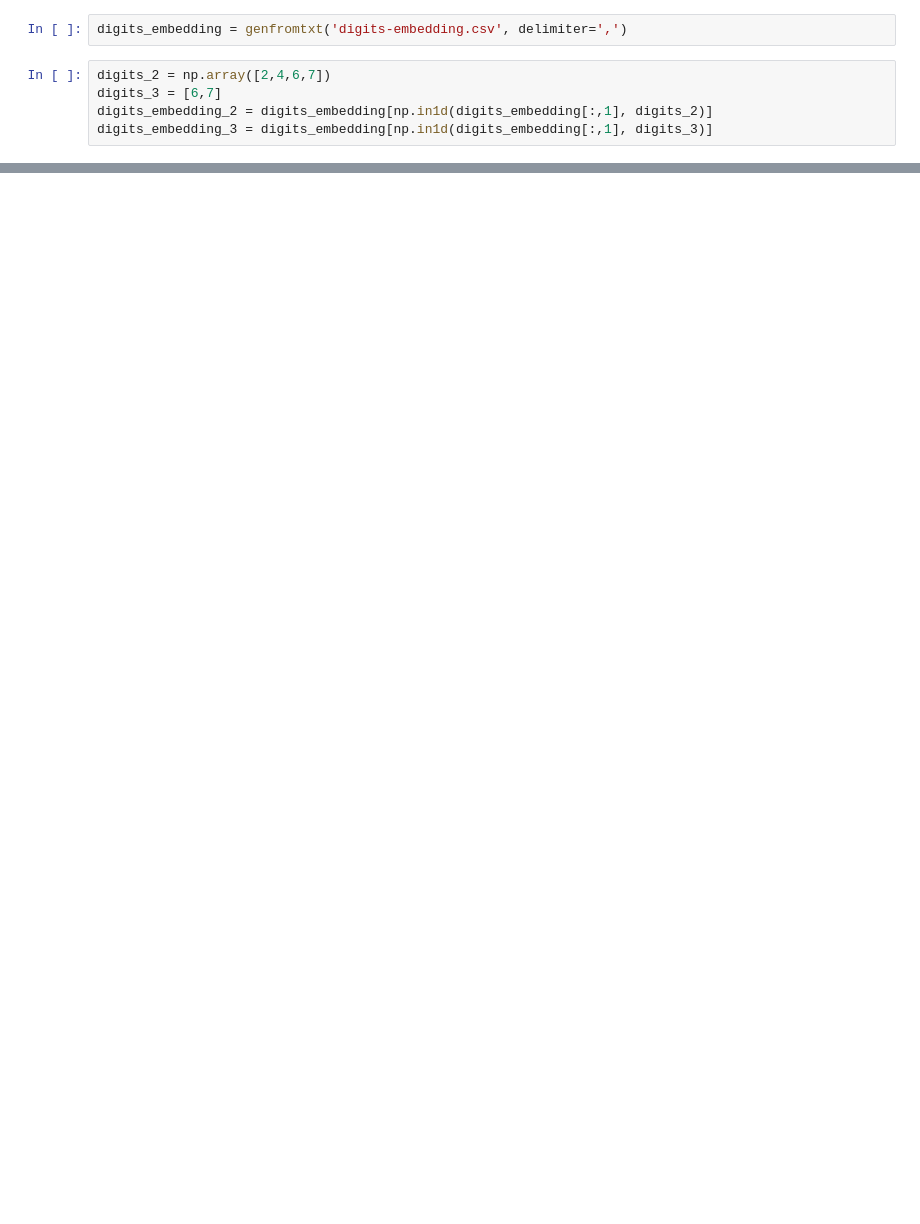
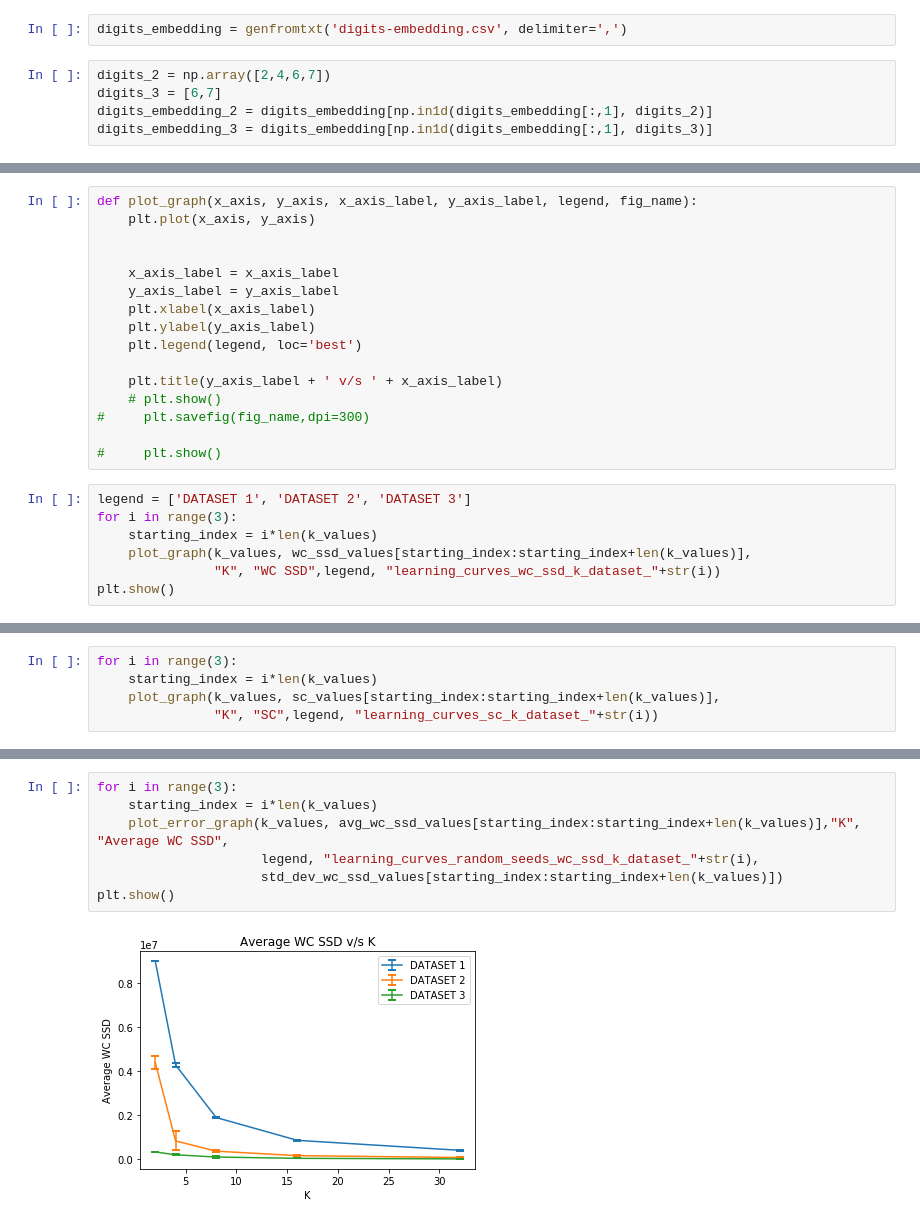
Before and after one commit to mohiitgupta/k_means_clustering_mnist_digits, a Jupyter notebook: analysis_hw5.ipynb, the cells around one changed output, grey strips where cells are left out. Saved outputs shown, nothing was run; the diff lists cells and outputs as text; blank space fills up the shorter version.

```diff
--- a/analysis_hw5.ipynb
+++ b/analysis_hw5.ipynb
@@ -32,0 +184,23 @@ for i,digits_embedding in enumerate(dataset):
+# %%
+def plot_graph(x_axis, y_axis, x_axis_label, y_axis_label, legend, fig_name):
+    plt.plot(x_axis, y_axis)
+
+
+    x_axis_label = x_axis_label
+    y_axis_label = y_axis_label
+    plt.xlabel(x_axis_label)
+    plt.ylabel(y_axis_label)
+    plt.legend(legend, loc='best')
+
+    plt.title(y_axis_label + ' v/s ' + x_axis_label)
+    # plt.show()
+#     plt.savefig(fig_name,dpi=300)
+
+#     plt.show()
+# %%
+legend = ['DATASET 1', 'DATASET 2', 'DATASET 3']
+for i in range(3):
+    starting_index = i*len(k_values)
+    plot_graph(k_values, wc_ssd_values[starting_index:starting_index+len(k_values)],
+               "K", "WC SSD",legend, "learning_curves_wc_ssd_k_dataset_"+str(i))
+plt.show()
@@ -32,0 +209,5 @@ for i,digits_embedding in enumerate(dataset):
+# %%
+for i in range(3):
+    starting_index = i*len(k_values)
+    plot_graph(k_values, sc_values[starting_index:starting_index+len(k_values)],
+               "K", "SC",legend, "learning_curves_sc_k_dataset_"+str(i))
@@ -32,0 +254,9 @@ for i,digits_embedding in enumerate(dataset):
+# %%
+for i in range(3):
+    starting_index = i*len(k_values)
+    plot_error_graph(k_values, avg_wc_ssd_values[starting_index:starting_index+len(k_values)],"K", "Average WC SSD",
+                     legend, "learning_curves_random_seeds_wc_ssd_k_dataset_"+str(i),
+                     std_dev_wc_ssd_values[starting_index:starting_index+len(k_values)])
+plt.show()
+# %% [output]
+[figure, added]
```
Also changed, not shown: parts of 17 cells of this notebook, 27 other files.
